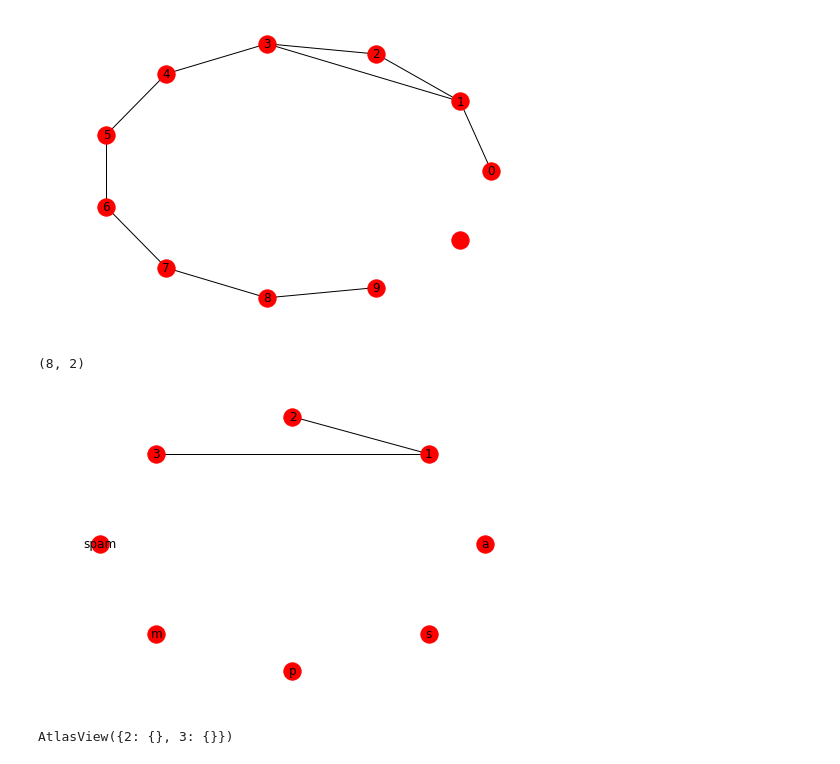
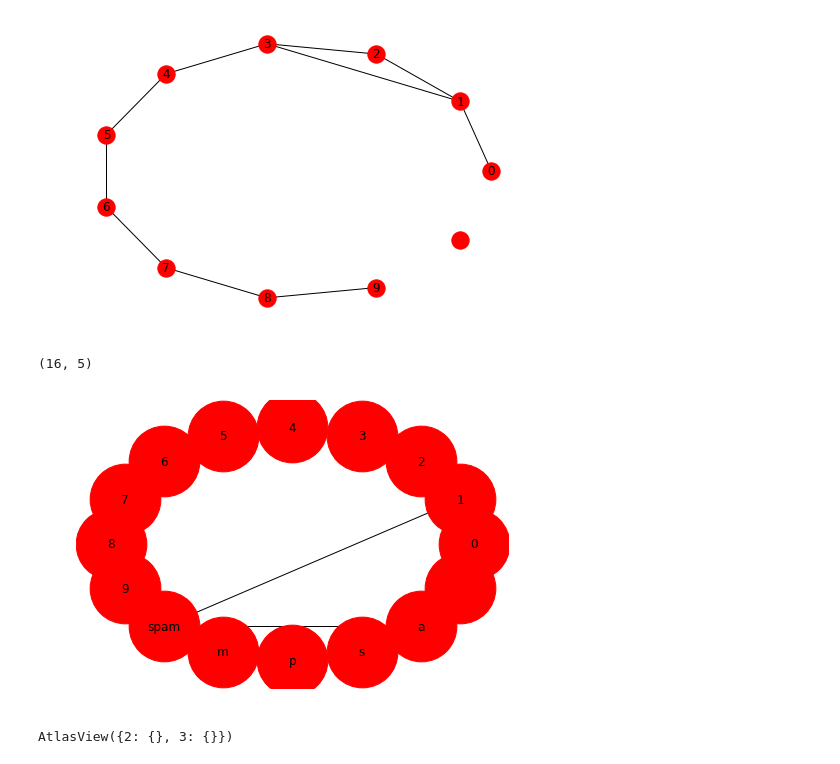
Before and after one commit to ftk1000/GraphNeuralNets, a Jupyter notebook: NetworkX.ipynb, the cells around one changed output. Drawn from its saved outputs; the diff is of its cells as text; code cells hidden in the pictures.

```diff
--- a/NetworkX.ipynb
+++ b/NetworkX.ipynb
@@ -22,3 +22,4 @@ G.add_nodes_from(H)
 # %%
 # add another graph itself as a node
 G.add_node(H)
+G.add_edge(1, 2)
@@ -46,21 +55,26 @@ G.clear()
 G.add_edges_from([(1,2),(1,3)])
 G.add_node(1)
 G.add_edge(1,2)
-G.add_node('spam')       # adds node "spam"
+G.add_edge(3,2)
+
+G.add_node('spam' )       # adds node "spam"
 G.add_nodes_from('spam') # adds 4 nodes: 's', 'p', 'a', 'm'
+
+G.add_edge(1,'spam')
+G.add_edge('a','spam')
 # %%
 # get the number of nodes and edges
 G.number_of_nodes(), G.number_of_edges()
 # %% [output]
-(8, 2)
+(16, 5)
 # %%
 # basic graph drawing capability
 %matplotlib inline
 import matplotlib.pyplot as plt
 # nx.draw(G)
-nx.draw_circular(G, with_labels=True)
+nx.draw_circular(G, with_labels=True, node_size=5000)
 # %% [output]
-[figure, old version]
+[figure, new version]
 # %%
 # access graph edges
 G[1]
```
Also changed, not shown: parts of 3 cells of this notebook.
